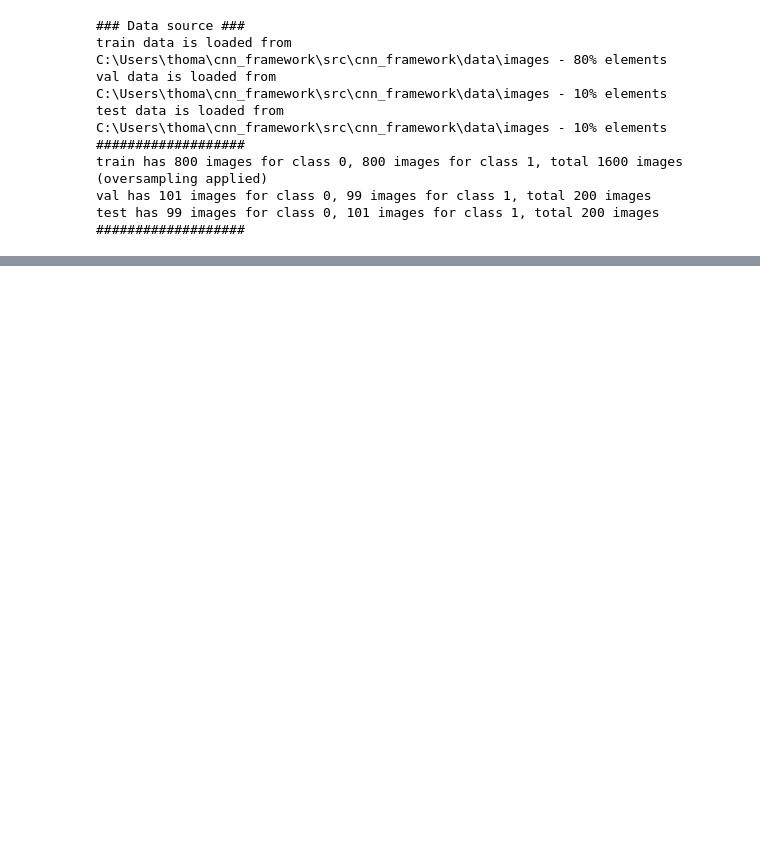
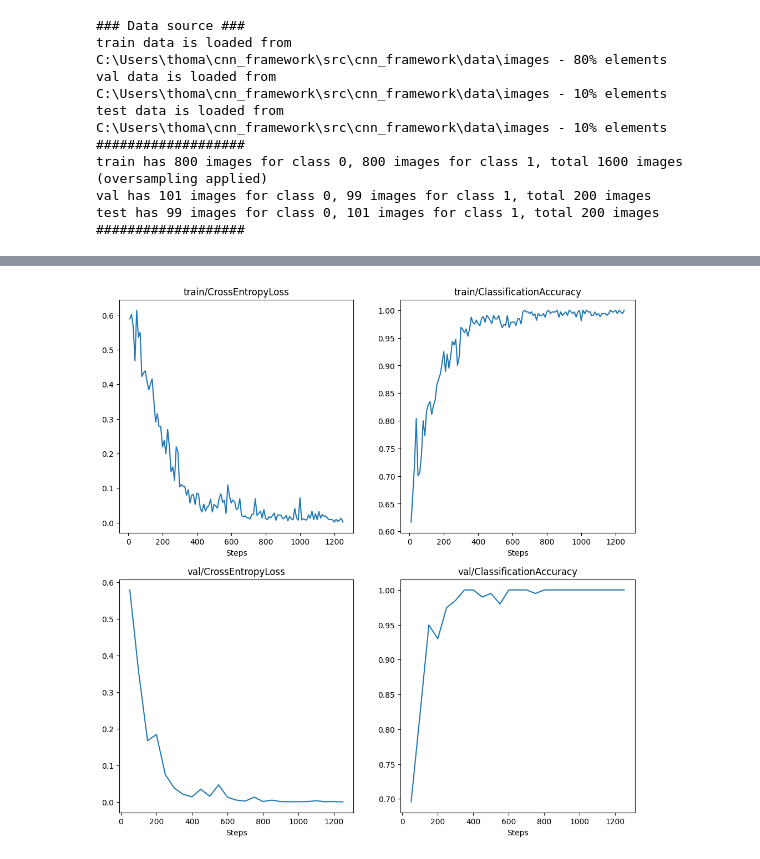
Before and after one commit to 15bonte/cnn_framework, a Jupyter notebook: tutorials/classification.ipynb, the cells around one changed output, grey strips where cells are left out. Cells and saved outputs as stored; diff of their text form; code cells hidden in the pictures; blank space fills up the shorter version.

```diff
--- a/tutorials/classification.ipynb
+++ b/tutorials/classification.ipynb
@@ -93,3 +84,7 @@ Training successfully finished in 0:00:45.953380.
+# %%
+manager.display_training_curves()
+# %% [output]
+[figure, added]
 # %%
 for model_path, name in zip(
     [manager.model_save_path_early_stopping, manager.model_save_path],
```
Also changed, not shown: parts of 5 cells of this notebook.
